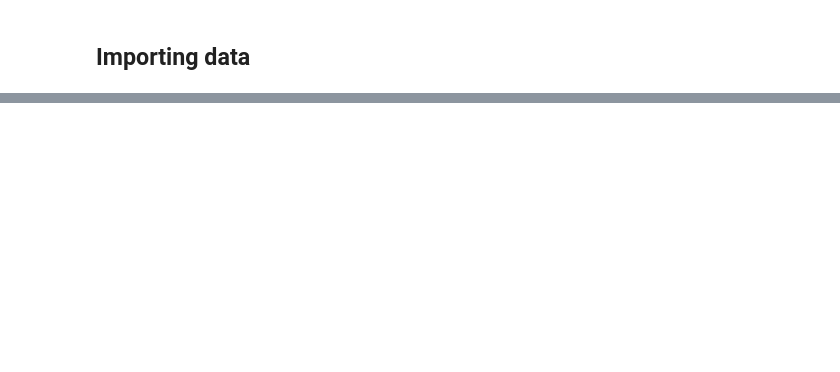
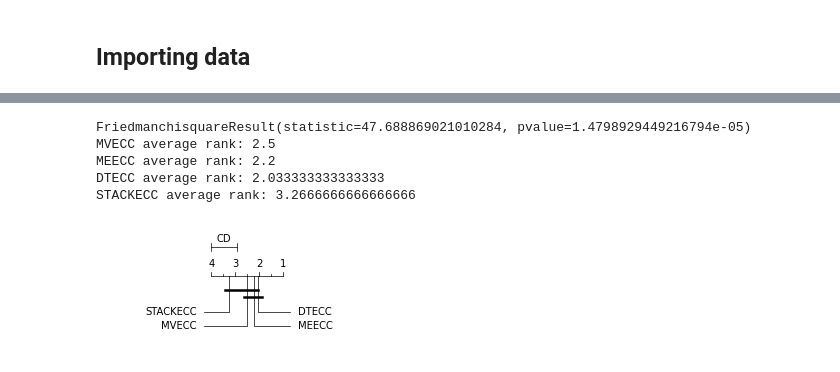
Before and after one commit to vfrocha/ddtecc, a Jupyter notebook: report.ipynb, the cells around one changed output, grey strips where cells are left out. Drawn from its saved outputs; the diff is of its cells as text; code cells hidden in the pictures; blank space fills up the shorter version.

```diff
--- a/report.ipynb
+++ b/report.ipynb
@@ -188,0 +295,9 @@ create_metric_table('SubsetAccuracy', 'SAC_Rank')
+# %%
+friedman_nemeyi_test(df_sac, 'SubsetAccuracy')
+# %% [output]
+FriedmanchisquareResult(statistic=47.688869021010284, pvalue=1.4798929449216794e-05)
+MVECC average rank: 2.5
+MEECC average rank: 2.2
+DTECC average rank: 2.033333333333333
+STACKECC average rank: 3.2666666666666666
+[figure, added]
```
Also changed, not shown: parts of 58 cells of this notebook, 6 other files.
